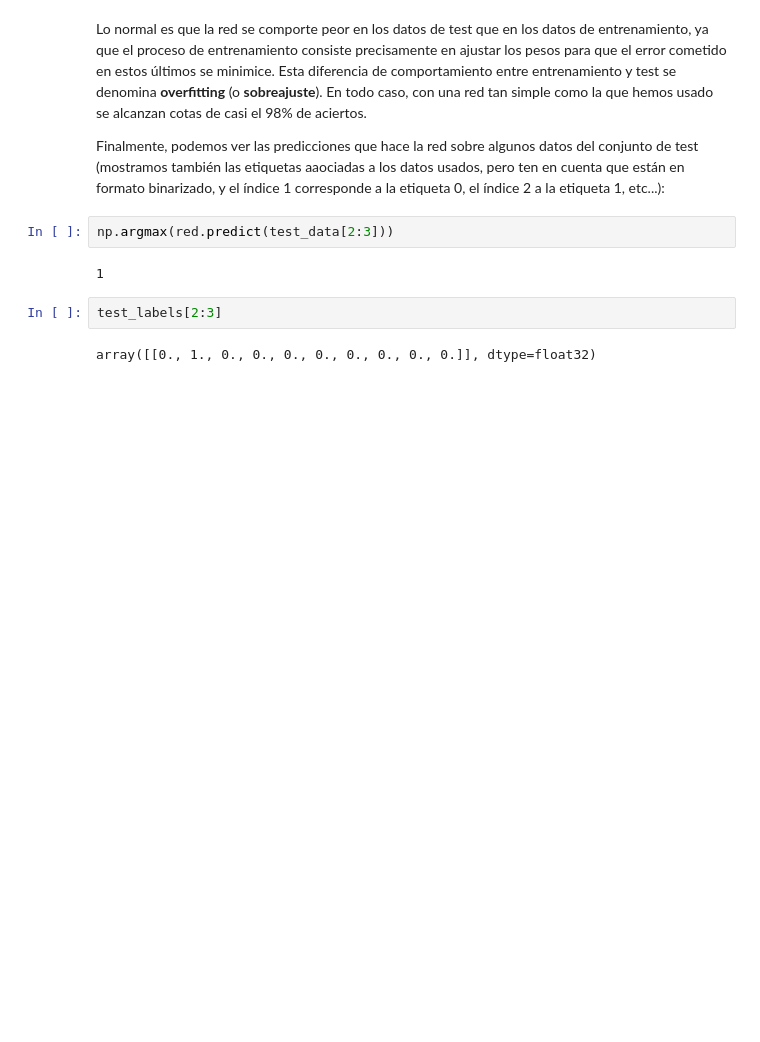
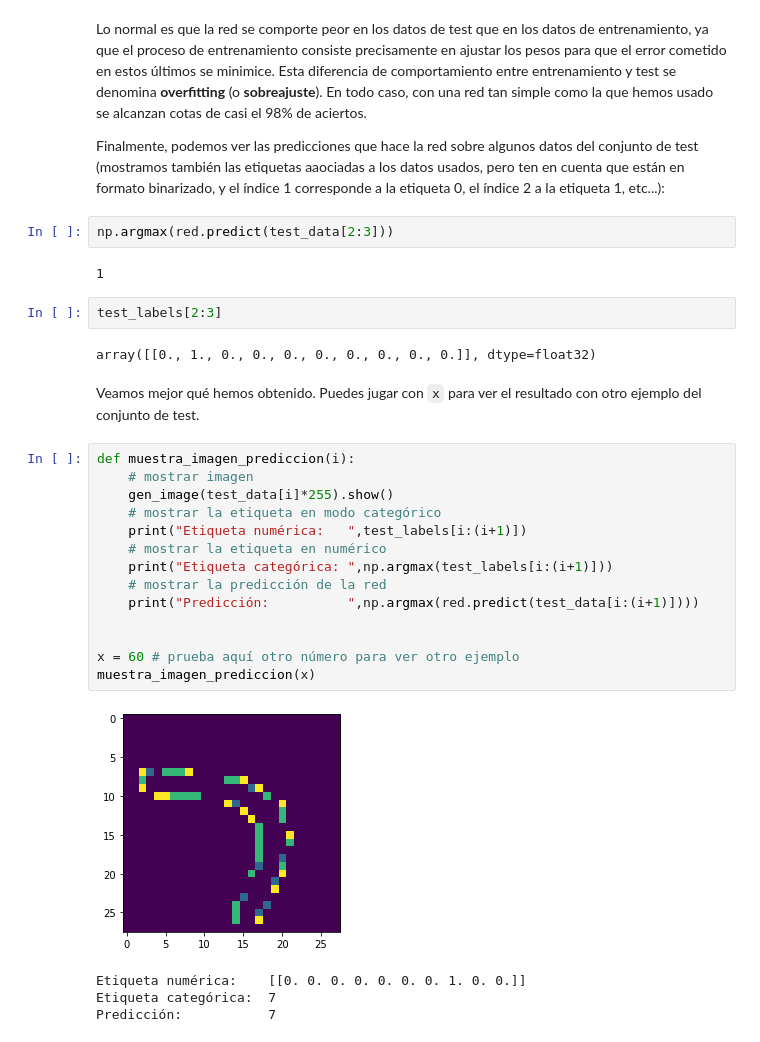
Before and after one commit to miguelamda/DL, a Jupyter notebook: 3. Frameworks Software/Practica3.3. Keras: un primer ejemplo.ipynb, the cells around one changed output. Saved outputs shown, nothing was run; the diff lists cells and outputs as text; blank space fills up the shorter version.

Commit message:
Adaptado para Colaboratory y contenido actualizado. Nuevo ejercicio propuesto.

```diff
--- a/3. Frameworks Software/Practica3.3. Keras: un primer ejemplo.ipynb
+++ b/3. Frameworks Software/Practica3.3. Keras: un primer ejemplo.ipynb
@@ -198,3 +204,24 @@ np.argmax(red.predict(test_data[2:3]))
 test_labels[2:3]
 # %% [output]
 array([[0., 1., 0., 0., 0., 0., 0., 0., 0., 0.]], dtype=float32)
+# %% [markdown]
+Veamos mejor qué hemos obtenido. Puedes jugar con `x` para ver el resultado con otro ejemplo del conjunto de test.
+# %%
+def muestra_imagen_prediccion(i):
+    # mostrar imagen
+    gen_image(test_data[i]*255).show()
+    # mostrar la etiqueta en modo categórico
+    print("Etiqueta numérica:   ",test_labels[i:(i+1)])
+    # mostrar la etiqueta en numérico
+    print("Etiqueta categórica: ",np.argmax(test_labels[i:(i+1)]))
+    # mostrar la predicción de la red
+    print("Predicción:          ",np.argmax(red.predict(test_data[i:(i+1)])))
+
+
+x = 60 # prueba aquí otro número para ver otro ejemplo
+muestra_imagen_prediccion(x)
+# %% [output]
+[figure, added]
+Etiqueta numérica:    [[0. 0. 0. 0. 0. 0. 0. 1. 0. 0.]]
+Etiqueta categórica:  7
+Predicción:           7
```
Also changed, not shown: parts of 19 cells of this notebook.
